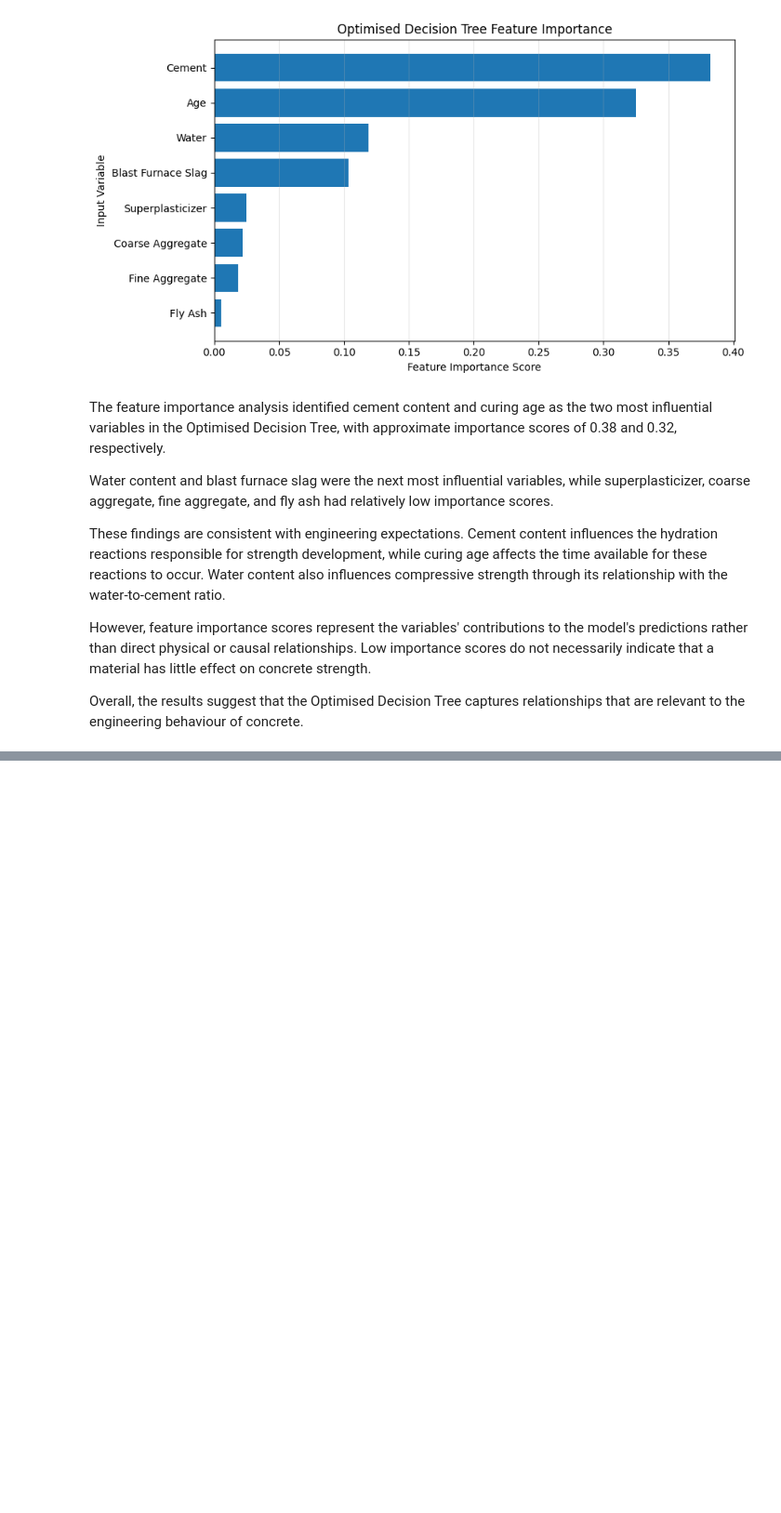
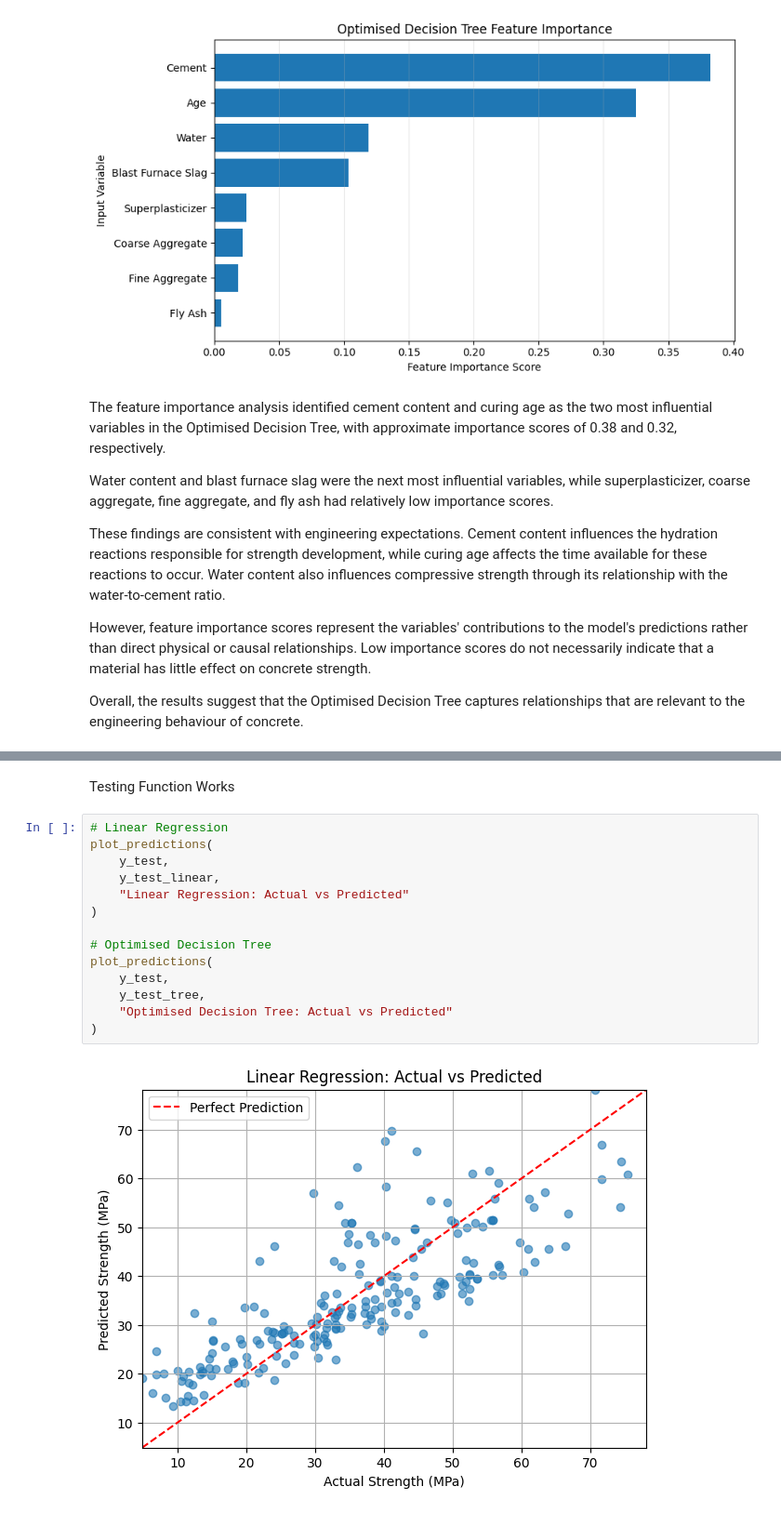
Before and after one commit to Archer-Read/MMA3001-Project, a Jupyter notebook: Concrete_Strength_Prediction.ipynb, the cells around one changed output, grey strips where cells are left out. Shown at 93% size. Drawn from its saved outputs; the diff is of its cells as text; blank space fills up the shorter version.

Commit message:
Function Creation and Testing

```diff
--- a/Concrete_Strength_Prediction.ipynb
+++ b/Concrete_Strength_Prediction.ipynb
@@ -611,0 +727,18 @@ Overall, the results suggest that the Optimised Decision Tree captures relations
+# %% [markdown]
+Testing Function Works
+# %%
+# Linear Regression
+plot_predictions(
+    y_test,
+    y_test_linear,
+    "Linear Regression: Actual vs Predicted"
+)
+
+# Optimised Decision Tree
+plot_predictions(
+    y_test,
+    y_test_tree,
+    "Optimised Decision Tree: Actual vs Predicted"
+)
+# %% [output]
+[figure, added]
```
Also changed, not shown: parts of 20 cells of this notebook.
